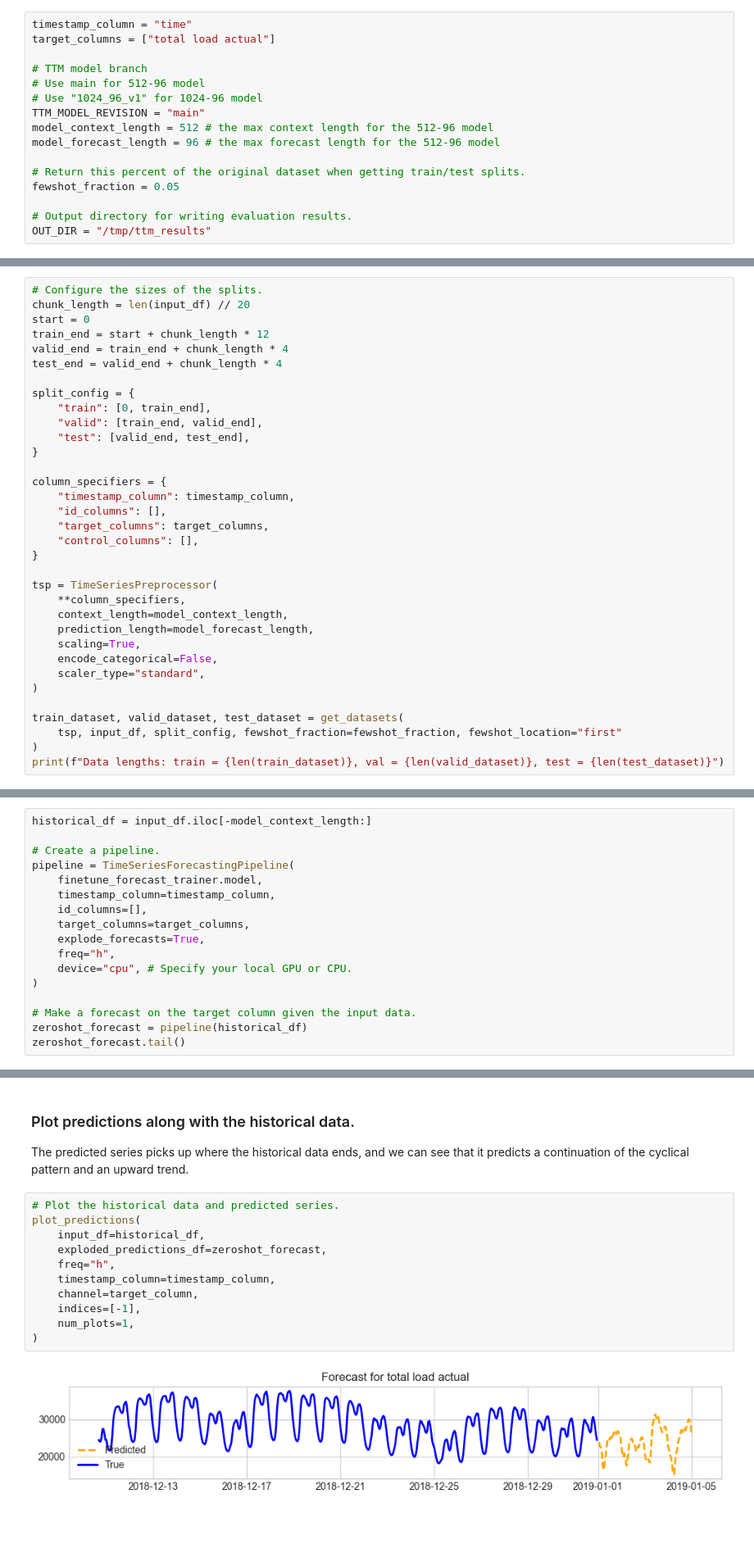
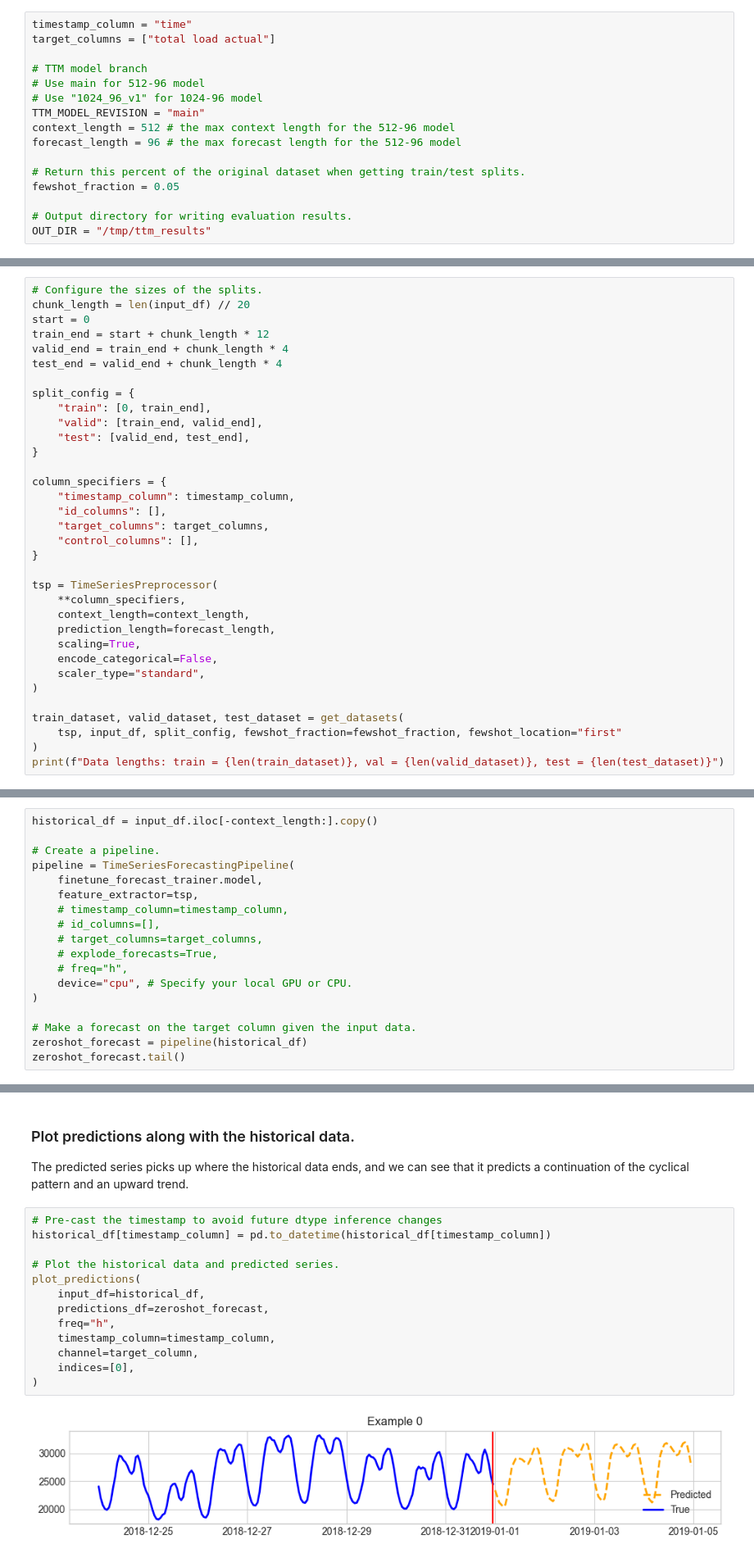
Before and after one commit to ibm-granite-community/granite-timeseries-cookbook, a Jupyter notebook: recipes/Time_Series/Few-shot_Finetuning_and_Evaluation.ipynb, the cells around one changed output, grey strips where cells are left out. Shown at 82% size. Cells and saved outputs as stored; diff of their text form; blank space fills up the shorter version.

```diff
--- a/recipes/Time_Series/Few-shot_Finetuning_and_Evaluation.ipynb
+++ b/recipes/Time_Series/Few-shot_Finetuning_and_Evaluation.ipynb
@@ -49,8 +49,8 @@ target_columns = ["total load actual"]
 # Use main for 512-96 model
 # Use "1024_96_v1" for 1024-96 model
 TTM_MODEL_REVISION = "main"
-model_context_length = 512 # the max context length for the 512-96 model
-model_forecast_length = 96 # the max forecast length for the 512-96 model
+context_length = 512 # the max context length for the 512-96 model
+forecast_length = 96 # the max forecast length for the 512-96 model
 
 # Return this percent of the original dataset when getting train/test splits.
 fewshot_fraction = 0.05
@@ -133,8 +130,8 @@ column_specifiers = {
 
 tsp = TimeSeriesPreprocessor(
     **column_specifiers,
-    context_length=model_context_length,
-    prediction_length=model_forecast_length,
+    context_length=context_length,
+    prediction_length=forecast_length,
     scaling=True,
     encode_categorical=False,
     scaler_type="standard",
@@ -269,16 +266,17 @@ plot_predictions(
 
 Set up the forecasting pipeline with the model, setting `frequency` given our knowledge of the sample frequency. In this example we set `explode_forecasts` to `True`, which will format the output for plotting the history and prediction period. We then make a forecast on the dataset.
 # %%
-historical_df = input_df.iloc[-model_context_length:]
+historical_df = input_df.iloc[-context_length:].copy()
 
 # Create a pipeline.
 pipeline = TimeSeriesForecastingPipeline(
     finetune_forecast_trainer.model,
-    timestamp_column=timestamp_column,
-    id_columns=[],
-    target_columns=target_columns,
-    explode_forecasts=True,
-    freq="h",
+    feature_extractor=tsp,
+    # timestamp_column=timestamp_column,
+    # id_columns=[],
+    # target_columns=target_columns,
+    # explode_forecasts=True,
+    # freq="h",
     device="cpu", # Specify your local GPU or CPU.
 )
 
@@ -297,18 +291,20 @@ zeroshot_forecast.tail()
 
 The predicted series picks up where the historical data ends, and we can see that it predicts a continuation of the cyclical pattern and an upward trend.
 # %%
+# Pre-cast the timestamp to avoid future dtype inference changes
+historical_df[timestamp_column] = pd.to_datetime(historical_df[timestamp_column])
+
 # Plot the historical data and predicted series.
 plot_predictions(
     input_df=historical_df,
-    exploded_predictions_df=zeroshot_forecast,
+    predictions_df=zeroshot_forecast,
     freq="h",
     timestamp_column=timestamp_column,
     channel=target_column,
-    indices=[-1],
-    num_plots=1,
+    indices=[0],
 )
 # %% [output]
-[figure, old version]
+[figure, new version]
 # %% [markdown]
 ## Links
 * Library: [Granite TSFM on Github](https://github.com/ibm-granite/granite-tsfm)
```
Also changed, not shown: parts of 5 cells of this notebook.
